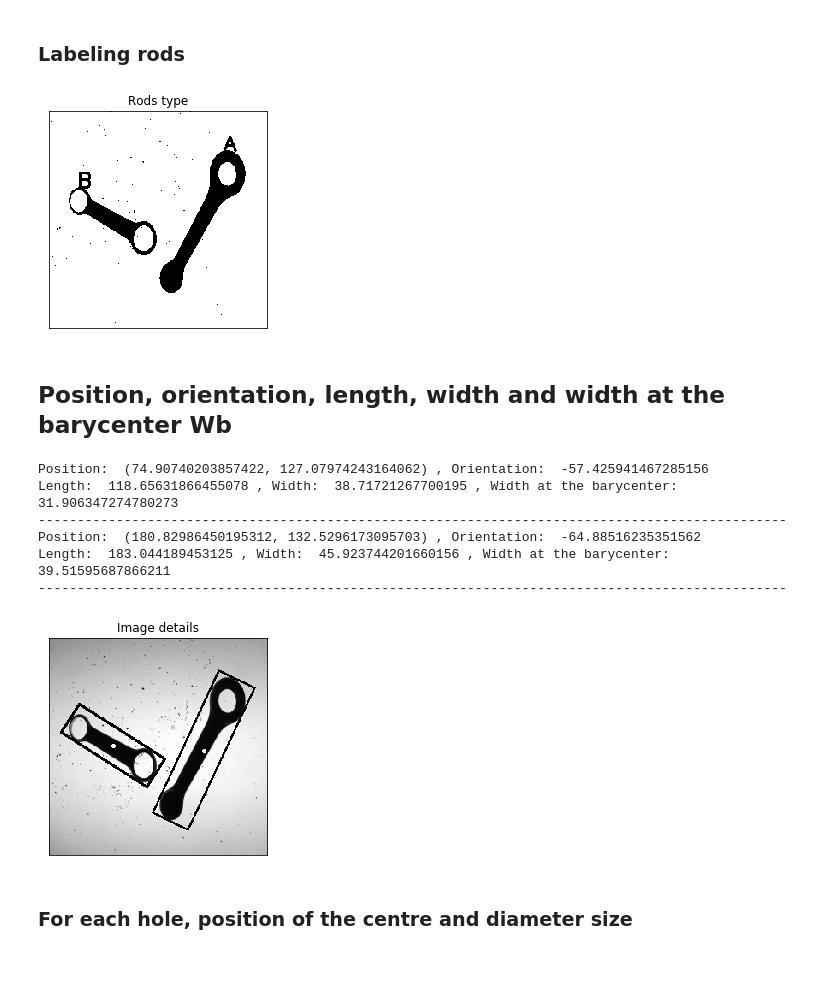
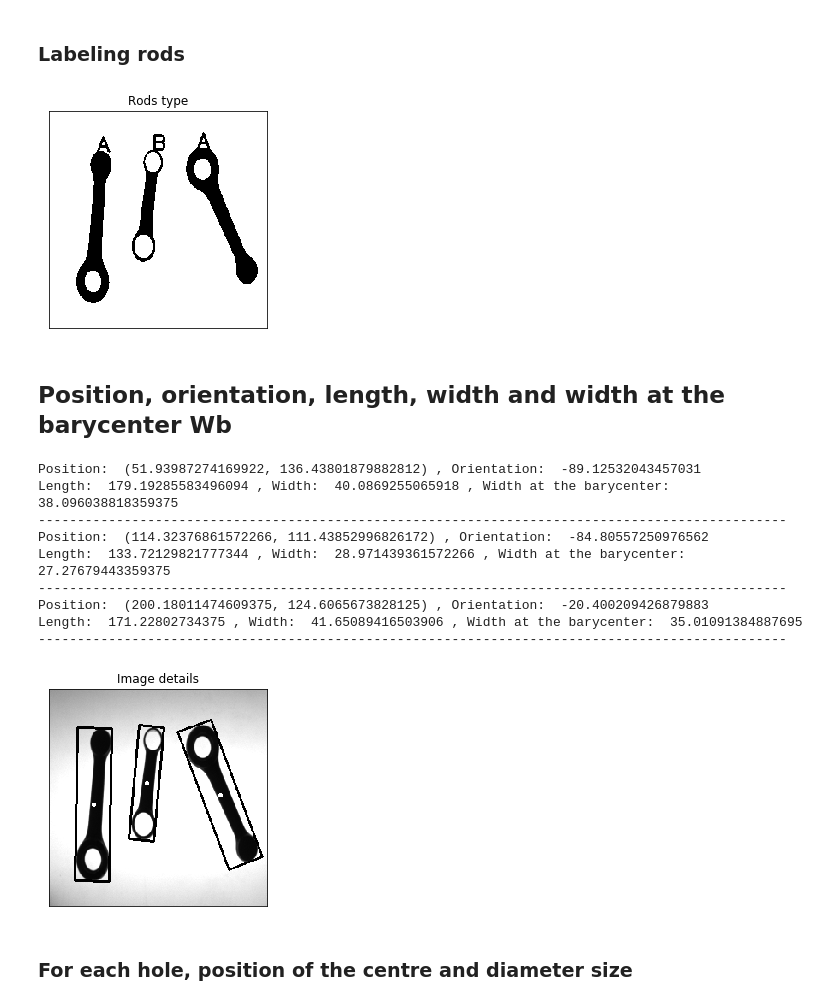
Before and after one commit to pptr3/connecting-rods, a Jupyter notebook: Connecting Rods.ipynb, the cells around one changed output. Cells and saved outputs as stored; diff of their text form; code cells hidden in the pictures; blank space fills up the shorter version.

```diff
--- a/Connecting Rods.ipynb
+++ b/Connecting Rods.ipynb
@@ -47,7 +47,7 @@ import math
 
 plt.figure(figsize=(4,4))
 
-original_img = cv.imread('testImages/TESI98.BMP', 0)
+original_img = cv.imread('testImages/TESI00.BMP', 0)
 img = original_img.copy()
 plt.imshow(img, cmap='gray',vmin=0,vmax=255)
 plt.title('Original image'), plt.xticks([]), plt.yticks([])
@@ -57,8 +57,7 @@ plt.show()
 # %% [markdown]
 ### Apply Otsu's tresholding
 # %%
-#plt.figure(figsize=(14,14))
-ret, imgf = cv.threshold(img, 0, 255, cv.THRESH_BINARY+cv.THRESH_OTSU)
+ret, otsu_img = cv.threshold(img, 0, 255, cv.THRESH_BINARY+cv.THRESH_OTSU)
 plt.imshow(imgf,cmap = 'gray')
 plt.title('Otsu thresholding'), plt.xticks([]), plt.yticks([])
 plt.show()
@@ -67,8 +68,6 @@ plt.show()
 # %%
-plt.figure(figsize=(14,14))
 kernel = cv.getStructuringElement(cv.MORPH_ELLIPSE,(1,1))
-# dilation
-dilated_image = cv.erode(imgf, kernel, iterations=1)
+dilated_image = cv.erode(otsu_img, kernel, iterations=1)
 plt.imshow(dilated_image, cmap = 'gray')
 plt.title('Otsu thresholding'), plt.xticks([]), plt.yticks([])
 plt.show()
@@ -77,8 +76,7 @@ plt.show()
 # %% [markdown]
 ### Handling touching elements
 # %%
-plt.figure(figsize=(14,14))
-imgf2 = handle_touching_rods(dilated_image)
+separate_rods_img = handle_touching_rods(dilated_image)
 plt.imshow(imgf2,cmap = 'gray')
 plt.title('Otsu thresholding'), plt.xticks([]), plt.yticks([])
 plt.show()
@@ -87,21 +85,21 @@ plt.show()
 # %% [markdown]
 ### Labeling rods
 # %%
-img, contours, hierarchy = cv.findContours(imgf2.copy(), cv.RETR_TREE, cv.CHAIN_APPROX_SIMPLE)
+img, contours, hierarchy = cv.findContours(separate_rods_img.copy(), cv.RETR_TREE, cv.CHAIN_APPROX_SIMPLE)
 for i in range(hierarchy.shape[1]):
     if hierarchy[0, i][3] == 0 and hierarchy[0, i][2] != -1 and len(contours[i]) >= 72:
         if len(hierarchy[:, np.where(hierarchy[0][:, 3] == i)][0][0]) == 1:
             img = cv.putText(img, 'A', (contours[i][0][0][0], contours[i][0][0][1]), cv.FONT_HERSHEY_SIMPLEX, 0.8, (0, 255, 0), 2, cv.LINE_4)
             plt.imshow(img,cmap = 'gray')
             plt.title('Rods type'), plt.xticks([]), plt.yticks([])
         elif len(hierarchy[:, np.where(hierarchy[0][:, 3] == i)][0][0]) > 1:
             img = cv.putText(img, 'B', (contours[i][0][0][0], contours[i][0][0][1]), cv.FONT_HERSHEY_SIMPLEX, 0.8, (0, 255, 0), 2, cv.LINE_4)
             plt.imshow(img,cmap = 'gray')
             plt.title('Rods type'), plt.xticks([]), plt.yticks([])
 
 plt.show()
 # %% [output]
-[figure, old version]
+[figure, new version]
 # %% [markdown]
 ## Position, orientation, length, width and width at the barycenter Wb
 # %%
@@ -123,13 +121,16 @@ for i in range(hierarchy.shape[1]):
         plt.title('Image details'), plt.xticks([]), plt.yticks([])
 plt.show()
 # %% [output]
-Position:  (74.90740203857422, 127.07974243164062) , Orientation:  -57.425941467285156
-Length:  118.65631866455078 , Width:  38.71721267700195 , Width at the barycenter:  31.906347274780273
+Position:  (51.93987274169922, 136.43801879882812) , Orientation:  -89.12532043457031
+Length:  179.19285583496094 , Width:  40.0869255065918 , Width at the barycenter:  38.096038818359375
 ------------------------------------------------------------------------------------------------
-Position:  (180.82986450195312, 132.5296173095703) , Orientation:  -64.88516235351562
-Length:  183.044189453125 , Width:  45.923744201660156 , Width at the barycenter:  39.51595687866211
+Position:  (114.32376861572266, 111.43852996826172) , Orientation:  -84.80557250976562
+Length:  133.72129821777344 , Width:  28.971439361572266 , Width at the barycenter:  27.27679443359375
 ------------------------------------------------------------------------------------------------
+Position:  (200.18011474609375, 124.6065673828125) , Orientation:  -20.400209426879883
+Length:  171.22802734375 , Width:  41.65089416503906 , Width at the barycenter:  35.01091384887695
+------------------------------------------------------------------------------------------------
-[figure, old version]
+[figure, new version]
 # %% [markdown]
 ### For each hole, position of the centre and diameter size
 # %%
```
Also changed, not shown: parts of 8 cells of this notebook.
